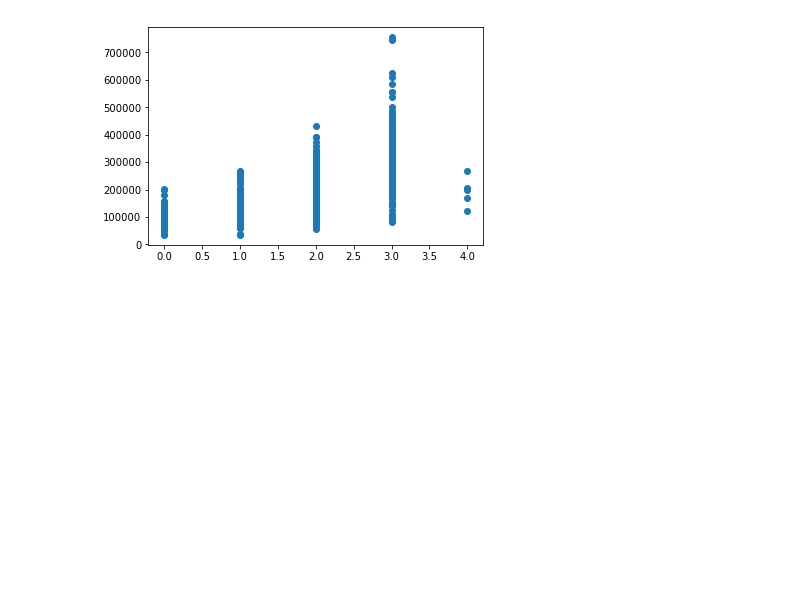
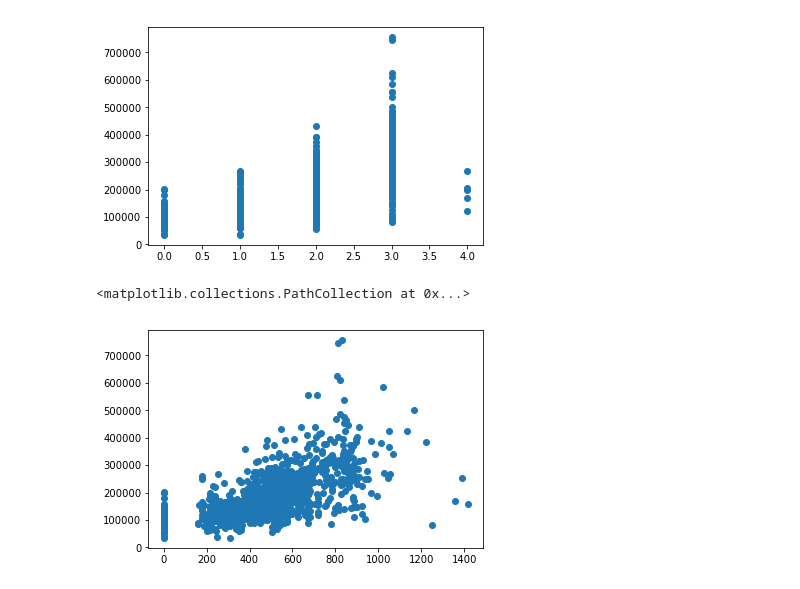
Before and after one commit to igorslima/topicosbd, a Jupyter notebook: house_prices.ipynb, the cells around one changed output. Cells and saved outputs as stored; diff of their text form; code cells hidden in the pictures; blank space fills up the shorter version.

```diff
--- a/house_prices.ipynb
+++ b/house_prices.ipynb
@@ -149,3 +154,8 @@ plt.scatter(data.GarageCars, data.SalePrice)
 # %% [output]
 <matplotlib.collections.PathCollection at 0x...>
 [figure]
+# %%
+plt.scatter(data.GarageArea, data.SalePrice)
+# %% [output]
+<matplotlib.collections.PathCollection at 0x...>
+[figure, added]
```
Also changed, not shown: parts of 12 cells of this notebook.
